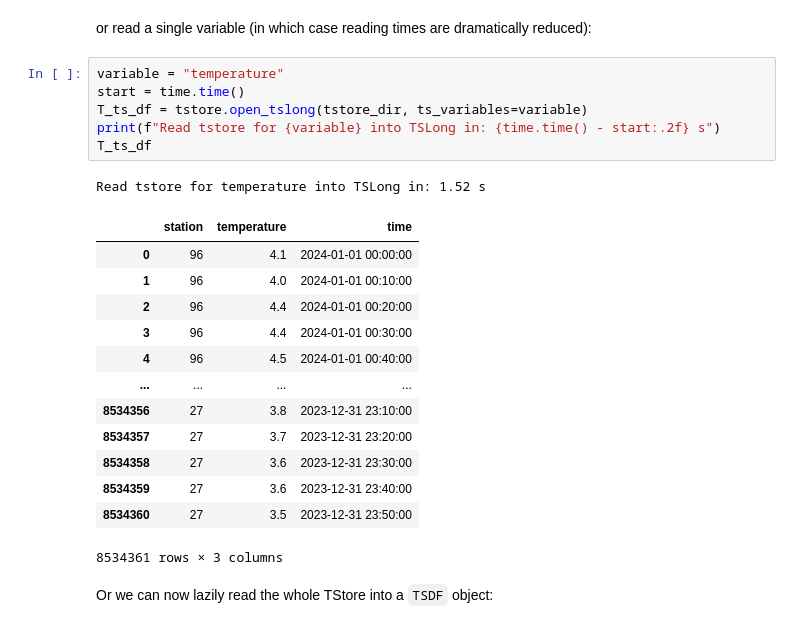
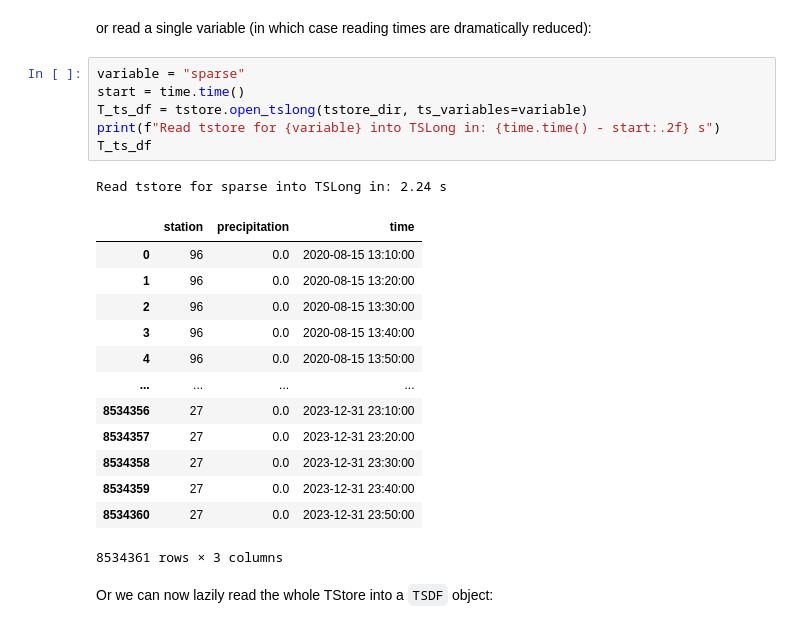
Before and after one commit to martibosch/tsdf-geopython-2024, a Jupyter notebook: slides.ipynb, the cells around one changed output. Drawn from its saved outputs; the diff is of its cells as text.

```diff
--- a/slides.ipynb
+++ b/slides.ipynb
@@ -338,25 +292,25 @@ Read tstore for temperature into TSLong: 26.75 s
 # %% [markdown]
 or read a single variable (in which case reading times are dramatically reduced):
 # %%
-variable = "temperature"
+variable = "sparse"
 start = time.time()
 T_ts_df = tstore.open_tslong(tstore_dir, ts_variables=variable)
 print(f"Read tstore for {variable} into TSLong in: {time.time() - start:.2f} s")
 T_ts_df
 # %% [output]
-Read tstore for temperature into TSLong in: 1.52 s
+Read tstore for sparse into TSLong in: 2.24 s
-|  | station | temperature | time |
-| 0 | 96 | 4.1 | 2024-01-01 00:00:00 |
-| 1 | 96 | 4.0 | 2024-01-01 00:10:00 |
-| 2 | 96 | 4.4 | 2024-01-01 00:20:00 |
-| 3 | 96 | 4.4 | 2024-01-01 00:30:00 |
-| 4 | 96 | 4.5 | 2024-01-01 00:40:00 |
+|  | station | precipitation | time |
+| 0 | 96 | 0.0 | 2020-08-15 13:10:00 |
+| 1 | 96 | 0.0 | 2020-08-15 13:20:00 |
+| 2 | 96 | 0.0 | 2020-08-15 13:30:00 |
+| 3 | 96 | 0.0 | 2020-08-15 13:40:00 |
+| 4 | 96 | 0.0 | 2020-08-15 13:50:00 |
 | ... | ... | ... | ... |
-| 8534356 | 27 | 3.8 | 2023-12-31 23:10:00 |
-| 8534357 | 27 | 3.7 | 2023-12-31 23:20:00 |
-| 8534358 | 27 | 3.6 | 2023-12-31 23:30:00 |
-| 8534359 | 27 | 3.6 | 2023-12-31 23:40:00 |
-| 8534360 | 27 | 3.5 | 2023-12-31 23:50:00 |
+| 8534356 | 27 | 0.0 | 2023-12-31 23:10:00 |
+| 8534357 | 27 | 0.0 | 2023-12-31 23:20:00 |
+| 8534358 | 27 | 0.0 | 2023-12-31 23:30:00 |
+| 8534359 | 27 | 0.0 | 2023-12-31 23:40:00 |
+| 8534360 | 27 | 0.0 | 2023-12-31 23:50:00 |
 8534361 rows × 3 columns
 # %% [markdown]
 Or we can now lazily read the whole TStore into a `TSDF` object:
```
Also changed, not shown: parts of 12 cells of this notebook, 2 other files.
